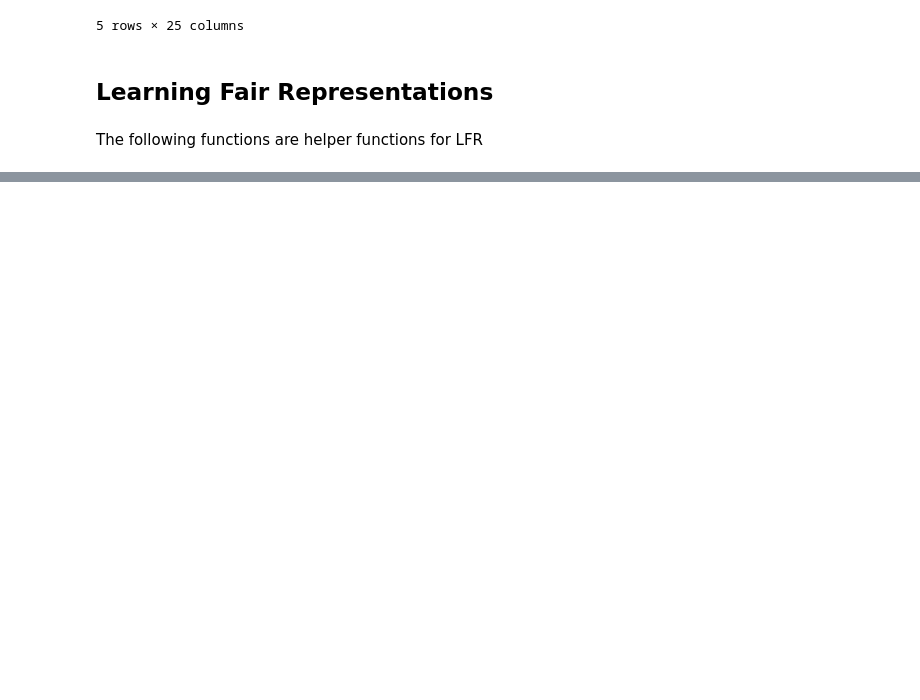
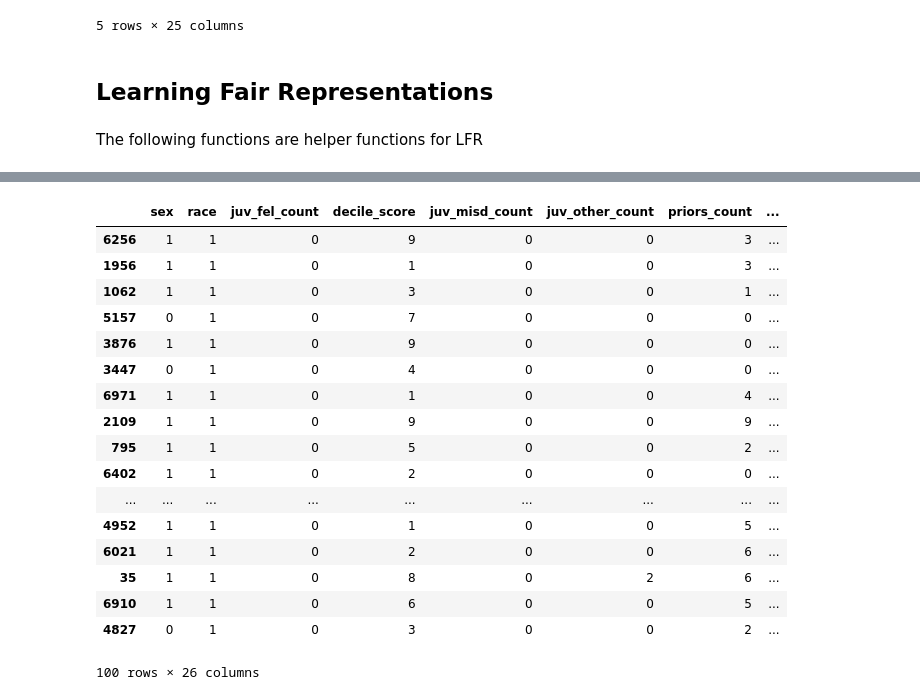
Before and after one commit to TZstatsADS/Fall2021-Project4-group3, a Jupyter notebook: doc/main.ipynb, the cells around one changed output, grey strips where cells are left out. Drawn from its saved outputs; the diff is of its cells as text; code cells hidden in the pictures; blank space fills up the shorter version.

Commit message:
second model

```diff
--- a/doc/main.ipynb
+++ b/doc/main.ipynb
@@ -455,0 +469,10 @@ cal_calibr(y_hat_sen_test, y_hat_nsen_test, y_sen_test, y_nsen_test)
+# %%
+model = LogisticRegression()
+model.fit(x_train, y_train)
+#Calculate Posterior probability and then rank
+predicted_prob = model.predict_proba(x)
+#Selecting right Col for class_1: crisis
+pred_crisis = predicted_prob[:,1]
+#Updating features in X
+x['pred_crisis'] = pred_crisis
+x['two_year_recid'] = y
@@ -455,0 +499,4 @@ cal_calibr(y_hat_sen_test, y_hat_nsen_test, y_sen_test, y_nsen_test)
+# %%
+#race: Caucasian = 0; African-American = 1
+x_c = x[x['race'] == 0]
+x_a = x[x['race'] == 1]
@@ -455,0 +531,11 @@ cal_calibr(y_hat_sen_test, y_hat_nsen_test, y_sen_test, y_nsen_test)
+# %%
+x_a_1 = x_a[x_a['two_year_recid'] == 1]
+x_a_sorted = x_a_1.sort_values(by = 'pred_crisis', ascending = False)
+x_a_sorted = x_a_sorted[x_a_sorted['pred_crisis']>0.5]
+
+#We want to relabel the last 163 African-American by labels from + to -
+x_a_sorted[-139:]['two_year_recid'] = [0]*139
+x_c_1 = x_c[x_c['two_year_recid'] == 0]
+x_c_sorted = x_c_1.sort_values(by = 'pred_crisis', ascending = False)
+x_c_sorted = x_c_sorted[x_c_sorted['pred_crisis']<0.5]
+x_c_sorted[:206]['two_year_recid'] = [1]*206
@@ -455,0 +583,35 @@ cal_calibr(y_hat_sen_test, y_hat_nsen_test, y_sen_test, y_nsen_test)
+# %%
+x_a_sorted_pos = x_a_sorted
+#crisis = 1; no crisis = 0
+x_a_0 = x_a[x_a['two_year_recid'] == 0]
+x_a_sorted = x_a_0.sort_values(by = 'pred_crisis', ascending = False)
+x_a_sorted_neg = x_a_sorted[x_a_sorted['pred_crisis']<0.5]
+# %%
+#we want to delete 70 African-American + and duplicate 82 African-American -
+x_a_sorted = x_a_1.sort_values(by = 'pred_crisis', ascending = False)
+x_a_sorted_pos = x_a_sorted[x_a_sorted['pred_crisis']>0.5]
+
+
+x_a_sorted_pos_new = x_a_sorted_pos[:-70]
+frame_a = [x_a_sorted_pos_new, x_a_sorted_neg[:70]]
+new_df_a = pd.concat(frame_a)
+new_df_a.tail(100)
+# %% [output]
+|  | sex | race | juv_fel_count | decile_score | juv_misd_count | juv_other_count | priors_count | ... |
+| 6256 | 1 | 1 | 0 | 9 | 0 | 0 | 3 | ... |
+| 1956 | 1 | 1 | 0 | 1 | 0 | 0 | 3 | ... |
+| 1062 | 1 | 1 | 0 | 3 | 0 | 0 | 1 | ... |
+| 5157 | 0 | 1 | 0 | 7 | 0 | 0 | 0 | ... |
+| 3876 | 1 | 1 | 0 | 9 | 0 | 0 | 0 | ... |
+| 3447 | 0 | 1 | 0 | 4 | 0 | 0 | 0 | ... |
+| 6971 | 1 | 1 | 0 | 1 | 0 | 0 | 4 | ... |
+| 2109 | 1 | 1 | 0 | 9 | 0 | 0 | 9 | ... |
+| 795 | 1 | 1 | 0 | 5 | 0 | 0 | 2 | ... |
+| 6402 | 1 | 1 | 0 | 2 | 0 | 0 | 0 | ... |
+| ... | ... | ... | ... | ... | ... | ... | ... | ... |
+| 4952 | 1 | 1 | 0 | 1 | 0 | 0 | 5 | ... |
+| 6021 | 1 | 1 | 0 | 2 | 0 | 0 | 6 | ... |
+| 35 | 1 | 1 | 0 | 8 | 0 | 2 | 6 | ... |
+| 6910 | 1 | 1 | 0 | 6 | 0 | 0 | 5 | ... |
+| 4827 | 0 | 1 | 0 | 3 | 0 | 0 | 2 | ... |
+100 rows × 26 columns
```
Also changed, not shown: parts of 26 cells of this notebook, 2 other files.
